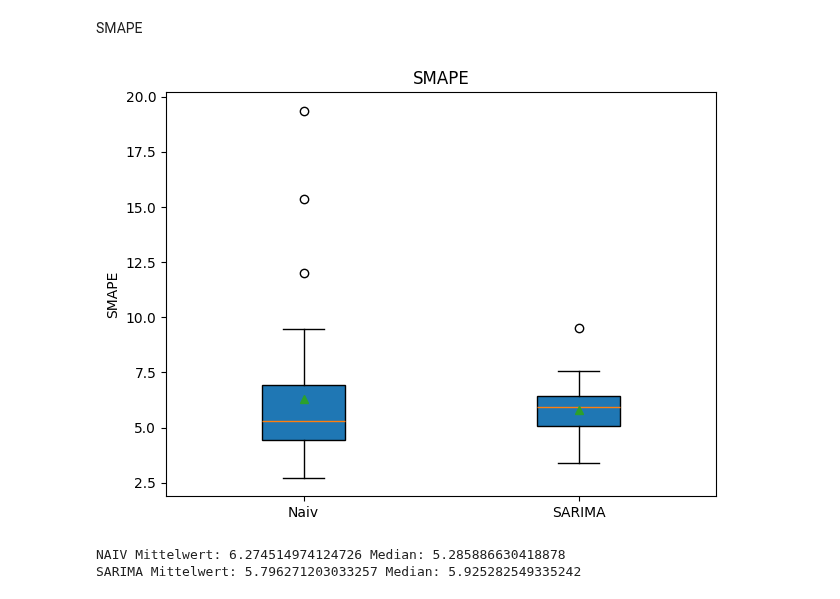
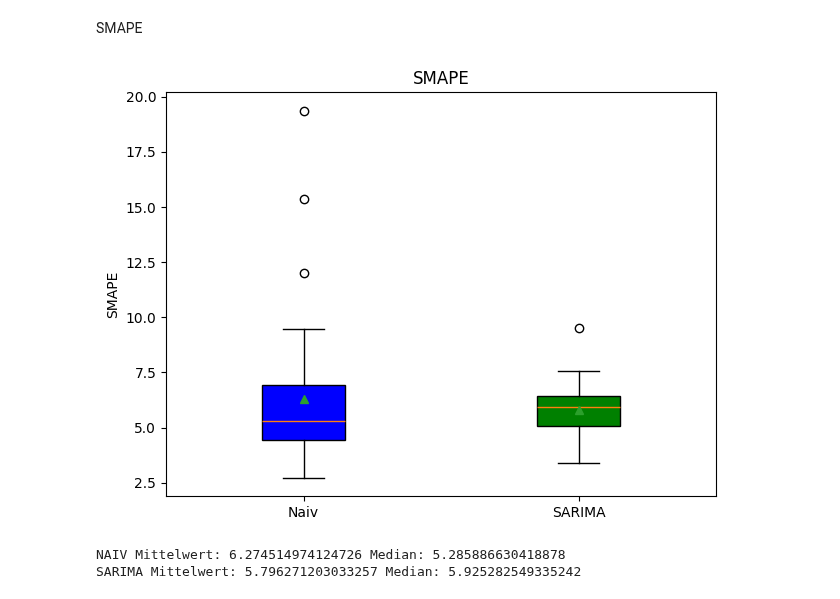
Before and after one commit to netalivo/Bachelor, a Jupyter notebook: test.ipynb, the cells around one changed output. Drawn from its saved outputs; the diff is of its cells as text; code cells hidden in the pictures.

```diff
--- a/test.ipynb
+++ b/test.ipynb
@@ -26,19 +26,23 @@ SMAPE
 # %%
 naiv_smape = [4.380773432021376, 4.512904318191657, 6.935891814495318, 6.9779186718237405, 6.486373032119554, 4.498588003023888, 8.797312402107723, 3.8872056088319513, 6.34182874499938, 3.906464787362348, 4.774310794403854, 4.119005703952959, 4.852015314041913, 9.458658247695348, 5.607005441461591, 4.6412414978659795, 6.404153786463285, 9.314632143295896, 4.283163460558467, 4.657163685480317, 5.714694276074325, 4.428096754912998, 6.399699153225348, 4.997931454270358, 5.285886630418878, 4.02909004853032, 6.0213634611850555, 5.042639012647552, 5.241316545203836, 5.672129569006533, 4.037969246651808, 3.930305598829608, 8.03159512809593, 3.7140985381362075, 15.354534674869413, 19.3738442234289, 2.7131644442636778, 12.010808268450115, 9.39252151953485, 4.242207937093207, 7.812113055610183, 5.289274467007902, 5.695707206153401, 8.11826277094469, 4.967308960870996]
 sarima_smape = [5.849241679442644, 4.698576632566972, 5.5822693848007825, 5.6145428324418365, 6.019137125081743, 5.336327316503599, 6.808736724648858, 4.868511831186678, 6.266677041940473, 5.473971936094727, 5.539731318812386, 5.197123340371739, 5.071674084871973, 7.232886489958222, 6.585951231152667, 5.925282549335242, 7.1013442493846695, 7.522301812576544, 5.709827019983108, 6.083129244094097, 6.002113896874146, 6.276977220278159, 7.4872835596861576, 6.1205582153045555, 5.966612031697021, 5.166611185704306, 6.438603734103804, 7.56904958105261, 7.323620183310671, 3.3973664805990365, 3.7490357218871195, 4.357963995086368, 4.292605188434958, 4.2321520661682, 9.504551415156717, 4.566602096086907, 3.4079327512951916, 5.633218424008712, 6.583600396811826, 6.099434274576324, 6.678562953657381, 6.172372491000817, 4.88199726045305, 4.1822985525507335, 6.253836615462749]
 
 fig, ax = plt.subplots()
-ax.boxplot([naiv_smape, sarima_smape], patch_artist=True, showmeans=True, widths=[0.3, 0.3])
-colors = ['skyblue', 'lightgreen']
+bp = ax.boxplot([naiv_smape, sarima_smape], patch_artist=True, showmeans=True, widths=[0.3, 0.3])
+colors = ['blue', 'green']
+for patch, color in zip(bp['boxes'], colors):
+    patch.set_facecolor(color)
+    patch.set_edgecolor('black')
+
 ax.set_xticklabels(['Naiv', 'SARIMA'])
 ax.set_ylabel('SMAPE')
 ax.set_title('SMAPE')
 plt.tight_layout()
 plt.show()
 
 print('NAIV Mittelwert:', pd.Series(naiv_smape).mean(), 'Median:', pd.Series(naiv_smape).median())
 print('SARIMA Mittelwert:', pd.Series(sarima_smape).mean(), 'Median:', pd.Series(sarima_smape).median())
 # %% [output]
-[figure, old version]
+[figure, new version]
 NAIV Mittelwert: 6.274514974124726 Median: 5.285886630418878
 SARIMA Mittelwert: 5.796271203033257 Median: 5.925282549335242
```
Also changed, not shown: 4 other files.
